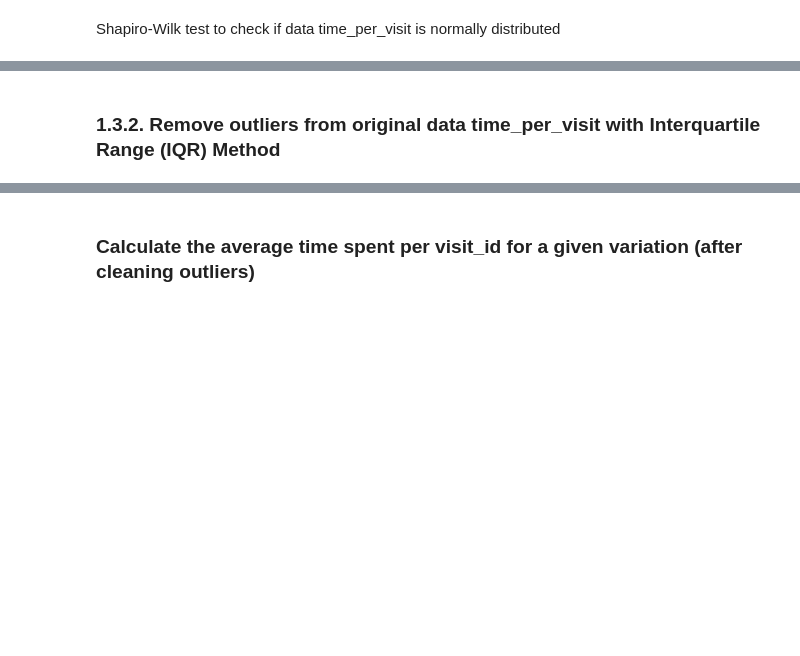
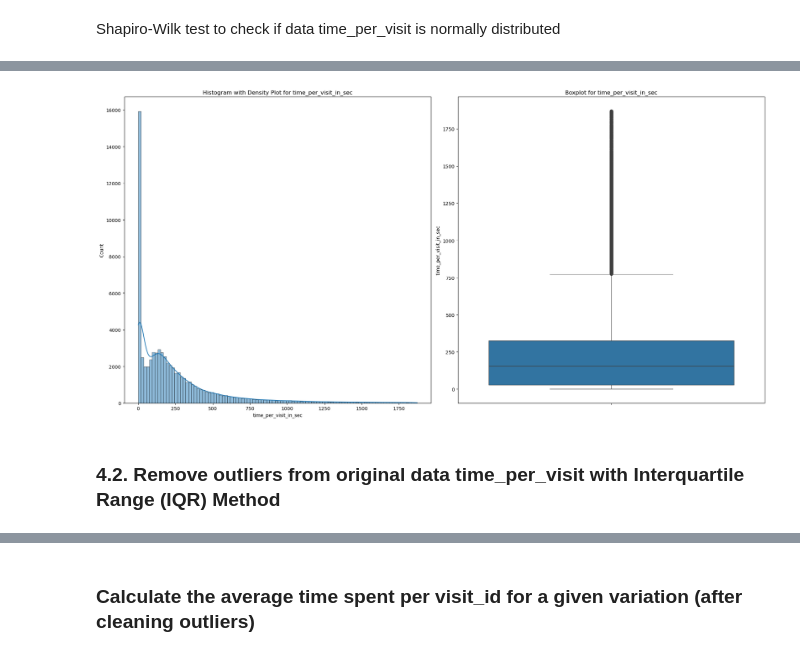
Before and after one commit to RosaEvasari/Vanguard_Project, a Jupyter notebook: notebooks/notebook_bivariate_kpis_hypoth_nat.ipynb, the cells around one changed output, grey strips where cells are left out. Drawn from its saved outputs; the diff is of its cells as text; code cells hidden in the pictures; blank space fills up the shorter version.

```diff
--- a/notebooks/notebook_bivariate_kpis_hypoth_nat.ipynb
+++ b/notebooks/notebook_bivariate_kpis_hypoth_nat.ipynb
@@ -396,6 +400,8 @@ df_time_per_visit_no_outliers_std= remove_outliers_std(df_time_per_visit_sec, 't
 # %%
 # check without outliers:
-histogram_distribution_boxplot_outliers(df_time_per_visit_no_outliers_std, 'time_per_visit_in_sec')
+histogram_distribution_boxplot_outliers(time_per_visit_completion_std, 'time_per_visit_in_sec')
+# %% [output]
+[figure, added]
 # %% [markdown]
-### 1.3.2. Remove outliers from original data time_per_visit with Interquartile Range (IQR) Method
+### 4.2. Remove outliers from original data time_per_visit with Interquartile Range (IQR) Method
 # %%
```
Also changed, not shown: parts of 66 cells of this notebook, 3 other files.
